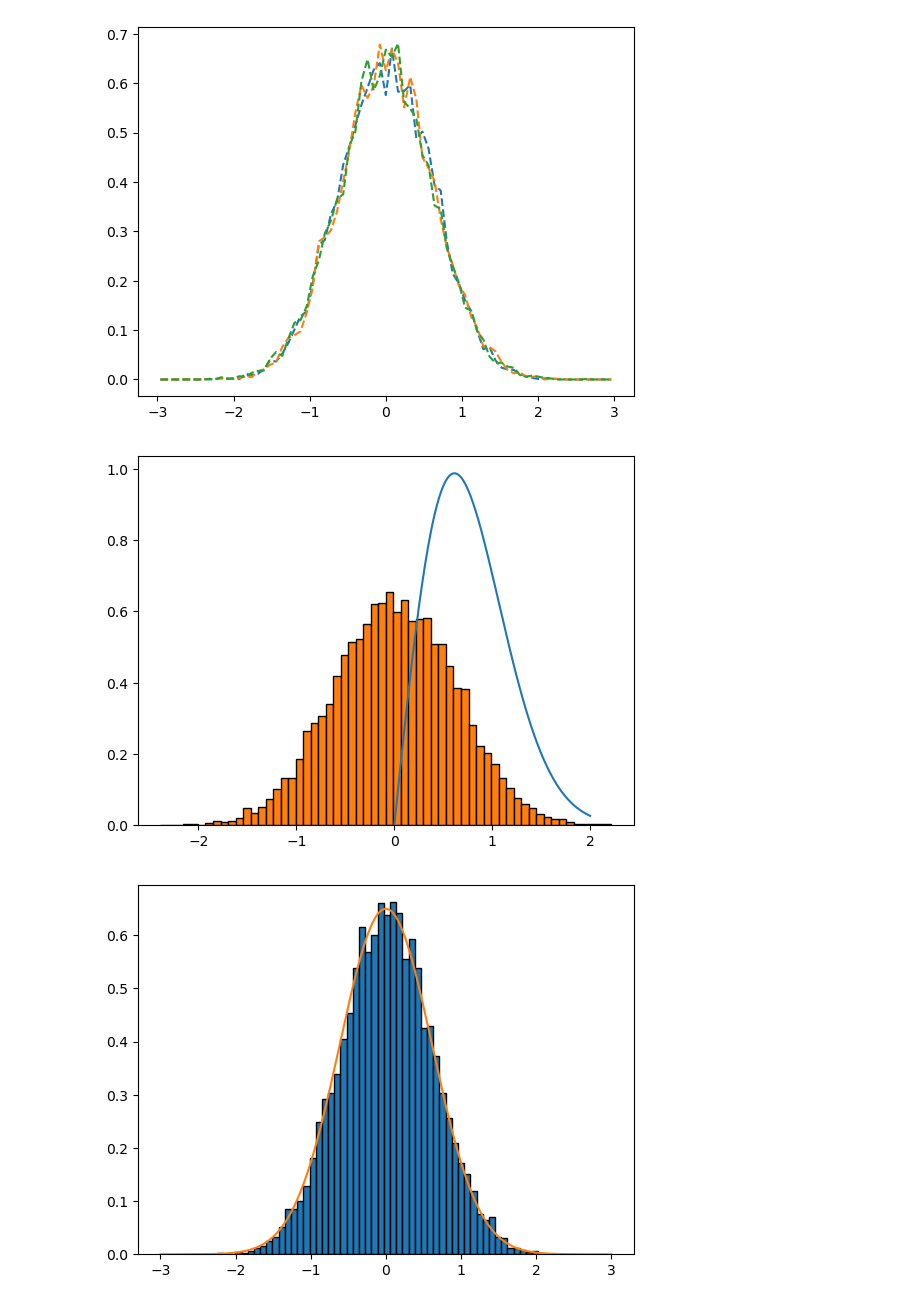
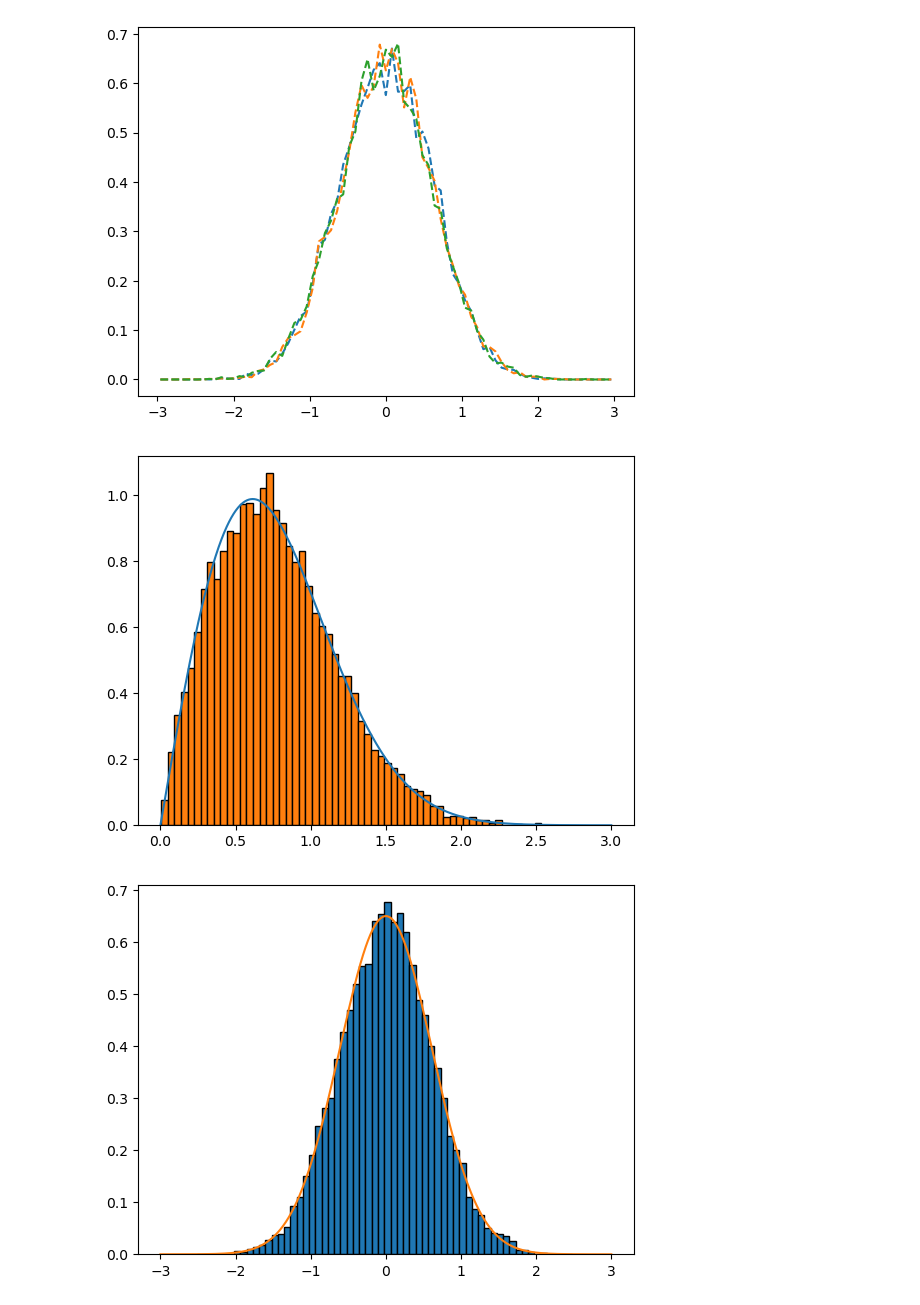
Before and after one commit to gsgall/salamander, a Jupyter notebook: diffusive-bc/testing.ipynb, the cells around one changed output. Saved outputs shown, nothing was run; the diff lists cells and outputs as text; code cells hidden in the pictures.

```diff
--- a/diffusive-bc/testing.ipynb
+++ b/diffusive-bc/testing.ipynb
@@ -35,30 +35,30 @@ def maxwellian(x, mass, temperature):
   R = k_B / mass
   return 1 / (np.sqrt(2 * np.pi * R * temperature)) * np.exp(-x**2 / (2 * R * temperature))
 # %%
-data = pd.read_csv("testing_csv_particles_2000.csv")
+data = pd.read_csv("testing_csv_particles_0001.csv")
 counts, edges = np.histogram(data["v_z"].to_numpy(), bins=75, density=True)
 centers = edges[1:] - edges[:-1]
 mass = 1e-20
 temperature = 273.15
 
-v_range = np.linspace(0, 2, 1000)
+v_range = np.linspace(0,3, 1000)
 plt.figure()
 plt.plot(v_range, rayleigh(v_range, mass, temperature))
-plt.hist(data["v_x"], bins=60, edgecolor='k', density=True)
+plt.hist(np.abs(data["v_x"]), bins=60, edgecolor='k', density=True)
 plt.show()
 
 
 max_v_range = np.linspace(-3, 3, 1000)
 plt.figure()
 plt.hist(data["v_y"], bins=60, edgecolor='k', density=True)
 plt.plot(max_v_range, maxwellian(max_v_range, mass, temperature))
 plt.show()
 
 
 plt.figure()
 plt.hist(data["v_z"], bins=60, edgecolor='k', density=True)
 plt.plot(max_v_range, maxwellian(max_v_range, mass, temperature))
 plt.show()
 # %% [output]
-[figure, old version]
+[figure, new version]
-[figure, old version]
+[figure, new version]
```
Also changed, not shown: parts of 1 cell of this notebook, 7 other files.
